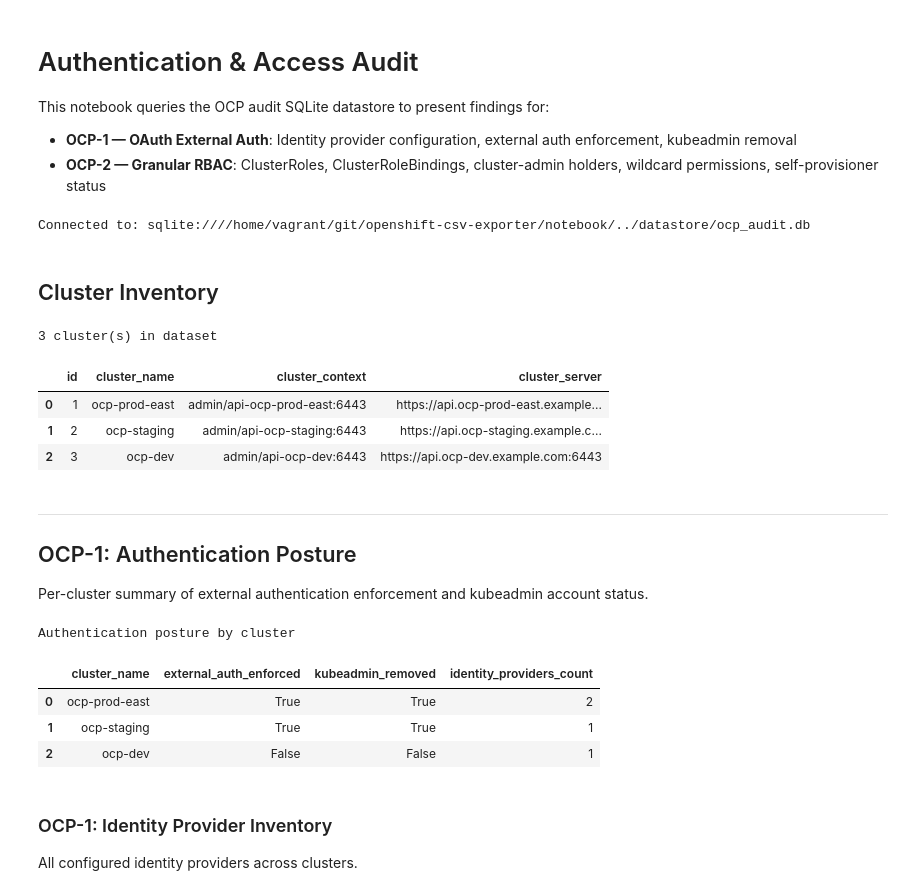
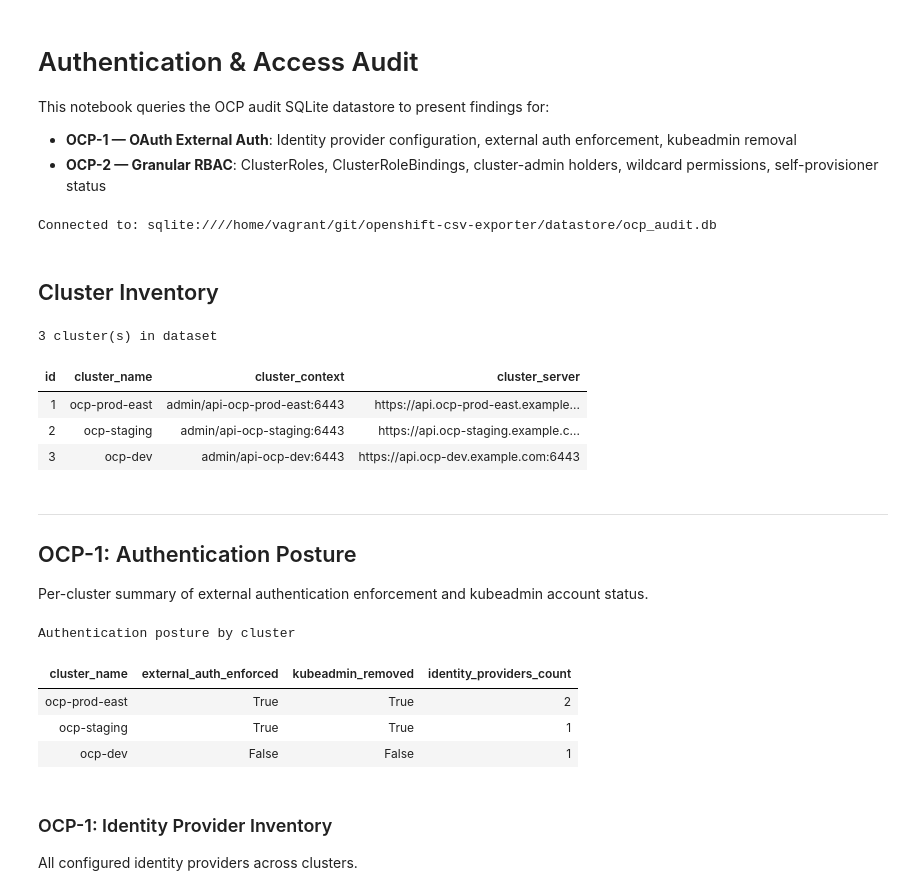
Before and after one commit to stuartshay/openshift-csv-exporter, a Jupyter notebook: notebook/authentication-access.ipynb, the cells around one changed output. Saved outputs shown, nothing was run; the diff lists cells and outputs as text; code cells hidden in the pictures.

```diff
--- a/notebook/authentication-access.ipynb
+++ b/notebook/authentication-access.ipynb
@@ -9,23 +9,21 @@ This notebook queries the OCP audit SQLite datastore to present findings for:
 import os
 import sys
 
-# Point to the datastore DB before importing schema (engine binds at import time)
-os.environ["OCP_AUDIT_DB"] = os.path.join(
-    os.path.dirname(os.path.abspath("__file__")), "..", "datastore", "ocp_audit.db"
-)
-sys.path.insert(0, os.path.join(os.path.dirname(os.path.abspath("__file__")), "..", "datastore"))
+import pandas as pd
 
-import pandas as pd
-from sqlalchemy import func, text
+# Shared notebook helpers (sys.path + OCP_AUDIT_DB + styling)
+sys.path.insert(0, os.path.dirname(os.path.abspath("__file__")))
+from notebook_style import bootstrap, style_table  # noqa: E402
 
-from schema.database import SessionLocal, engine
-from schema.models import (
+session, engine = bootstrap()
+
+from sqlalchemy import func  # noqa: E402
+from schema.models import (  # noqa: E402
     Cluster,
     ClusterRole,
     ClusterRoleBinding,
     ClusterRoleBindingSubject,
     ClusterRoleRule,
-    ClusterRoleRuleApiGroup,
     ClusterRoleRuleNonResourceUrl,
     ClusterRoleRuleResource,
     ClusterRoleRuleVerb,
@@ -34,31 +32,29 @@ from schema.models import (
     SelfProvisionerSubject,
 )
 
-session = SessionLocal()
-pd.set_option("display.max_colwidth", 80)
 print(f"Connected to: {engine.url}")
 # %% [output]
-Connected to: sqlite:////home/vagrant/git/openshift-csv-exporter/notebook/../datastore/ocp_audit.db
+Connected to: sqlite:////home/vagrant/git/openshift-csv-exporter/datastore/ocp_audit.db
 # %% [markdown]
 ## Cluster Inventory
 # %%
 df_clusters = pd.read_sql(
     session.query(
         Cluster.id,
         Cluster.cluster_name,
         Cluster.cluster_context,
         Cluster.cluster_server,
     ).statement,
     engine,
 )
 print(f"{len(df_clusters)} cluster(s) in dataset")
-df_clusters
+style_table(df_clusters)
 # %% [output]
 3 cluster(s) in dataset
-|  | id | cluster_name | cluster_context | cluster_server |
-| 0 | 1 | ocp-prod-east | admin/api-ocp-prod-east:6443 | https://api.ocp-prod-east.example... |
-| 1 | 2 | ocp-staging | admin/api-ocp-staging:6443 | https://api.ocp-staging.example.c... |
-| 2 | 3 | ocp-dev | admin/api-ocp-dev:6443 | https://api.ocp-dev.example.com:6443 |
+| id | cluster_name | cluster_context | cluster_server |
+| 1 | ocp-prod-east | admin/api-ocp-prod-east:6443 | https://api.ocp-prod-east.example... |
+| 2 | ocp-staging | admin/api-ocp-staging:6443 | https://api.ocp-staging.example.c... |
+| 3 | ocp-dev | admin/api-ocp-dev:6443 | https://api.ocp-dev.example.com:6443 |
 # %% [markdown]
 ---
 ## OCP-1: Authentication Posture
@@ -78,13 +74,13 @@ df_auth = pd.read_sql(
     engine,
 )
 print("Authentication posture by cluster")
-df_auth
+style_table(df_auth)
 # %% [output]
 Authentication posture by cluster
-|  | cluster_name | external_auth_enforced | kubeadmin_removed | identity_providers_count |
-| 0 | ocp-prod-east | True | True | 2 |
-| 1 | ocp-staging | True | True | 1 |
-| 2 | ocp-dev | False | False | 1 |
+| cluster_name | external_auth_enforced | kubeadmin_removed | identity_providers_count |
+| ocp-prod-east | True | True | 2 |
+| ocp-staging | True | True | 1 |
+| ocp-dev | False | False | 1 |
 # %% [markdown]
 ### OCP-1: Identity Provider Inventory
 
```
Also changed, not shown: parts of 7 cells of this notebook, 2 other files.
